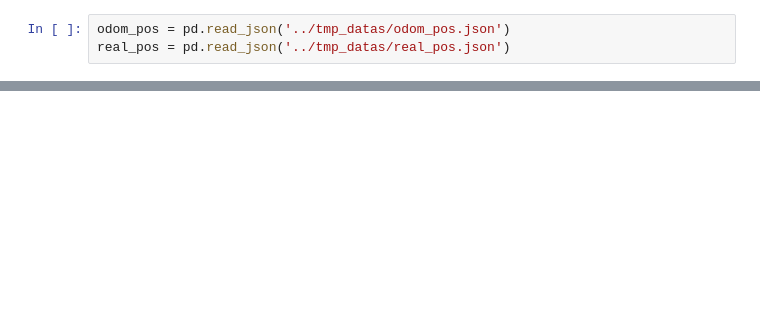
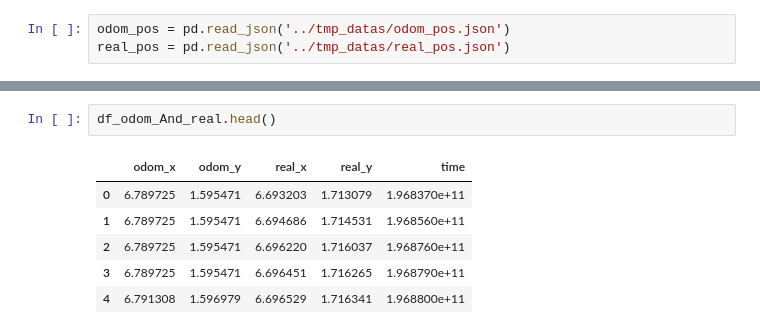
Before and after one commit to sopper08/mbot, a Jupyter notebook: src/mbot_pos_recorder/src/plot.ipynb, the cells around one changed output, grey strips where cells are left out. Saved outputs shown, nothing was run; the diff lists cells and outputs as text; blank space fills up the shorter version.

```diff
--- a/src/mbot_pos_recorder/src/plot.ipynb
+++ b/src/mbot_pos_recorder/src/plot.ipynb
@@ -123,0 +113,9 @@ df.plot()
+# %%
+df_odom_And_real.head()
+# %% [output]
+|  | odom_x | odom_y | real_x | real_y | time |
+| 0 | 6.789725 | 1.595471 | 6.693203 | 1.713079 | 1.968370e+11 |
+| 1 | 6.789725 | 1.595471 | 6.694686 | 1.714531 | 1.968560e+11 |
+| 2 | 6.789725 | 1.595471 | 6.696220 | 1.716037 | 1.968760e+11 |
+| 3 | 6.789725 | 1.595471 | 6.696451 | 1.716265 | 1.968790e+11 |
+| 4 | 6.791308 | 1.596979 | 6.696529 | 1.716341 | 1.968800e+11 |
```
Also changed, not shown: parts of 17 cells of this notebook, 14 other files.
